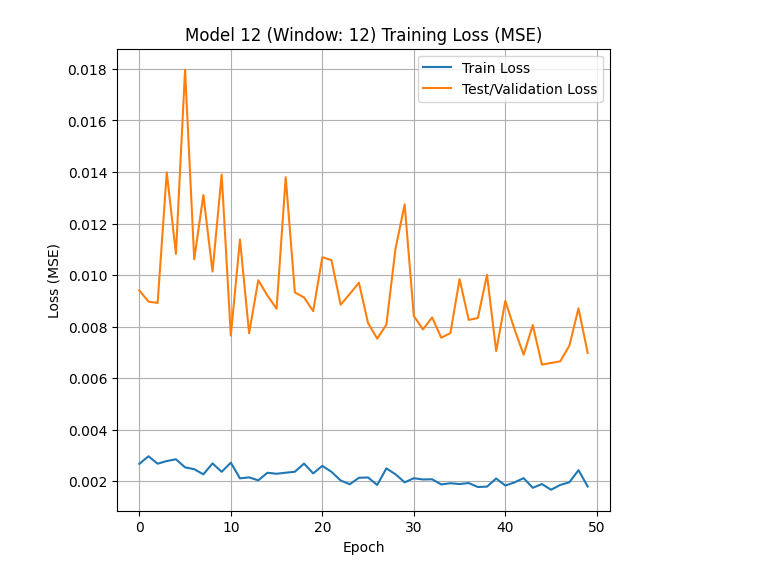
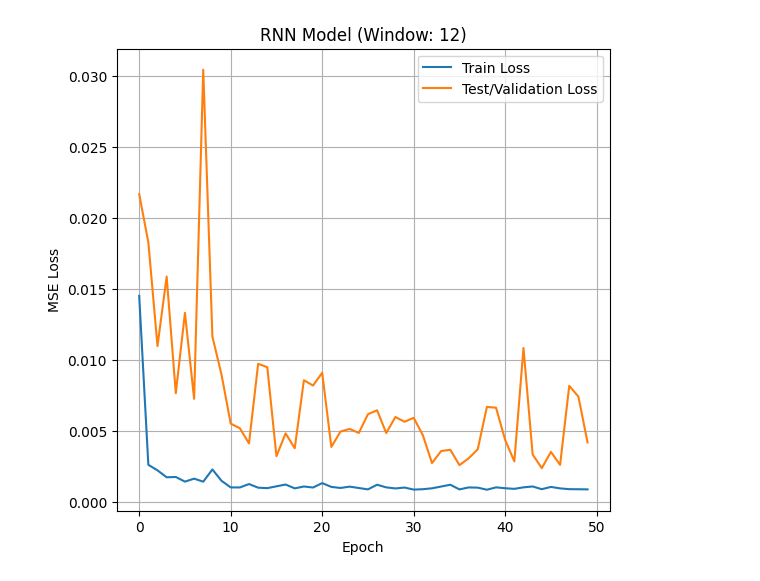
Before and after one commit to FutureOfTed/AI-class, a Jupyter notebook: Week9/LSTM_Alcohol_Sales.ipynb, the cells around one changed output. Saved outputs shown, nothing was run; the diff lists cells and outputs as text; code cells hidden in the pictures.

```diff
--- a/Week9/LSTM_Alcohol_Sales.ipynb
+++ b/Week9/LSTM_Alcohol_Sales.ipynb
@@ -120 +121,15 @@ Epoch 50/50
 --- model_12 훈련 완료 ---
+# %%
+# 7. RNN 모델 추가
+tf.keras.backend.clear_session()
+model_rnn_6 = tf.keras.Sequential([
+    tf.keras.layers.SimpleRNN(64, input_shape=(window_6, 1)),
+    tf.keras.layers.Dense(1)
+])
+model_rnn_6.compile(optimizer='adam', loss='mse')
+
+model_rnn_12 = tf.keras.Sequential([
+    tf.keras.layers.SimpleRNN(64, input_shape=(window_12, 1)),
+    tf.keras.layers.Dense(1)
+])
+model_rnn_12.compile(optimizer='adam', loss='mse')
@@ -120,0 +165,11 @@ Epoch 50/50
+# %%
+# 7-2. RNN 모델(윈도우 사이즈 12) 훈련
+print("--- RNN model_12 훈련 시작 ---")
+history_rnn_12 = model_rnn_12.fit(
+    X_train_12, y_train_12,
+    epochs=EPOCHS,
+    batch_size=BATCH_SIZE,
+    validation_data=(X_test_12, y_test_12),
+    verbose=1
+)
+print("--- RNN model_12 훈련 완료 ---")
@@ -162,13 +248,14 @@ plt.grid(True)
 # %%
 # 7-2. model_12 MSE 그래프
 plt.figure(figsize=(14, 6))
 plt.subplot(1, 2, 2)
-plt.plot(history_12.history['loss'], label='Train Loss')
-plt.plot(history_12.history['val_loss'], label='Test/Validation Loss')
-plt.title(f'Model 12 (Window: {window_12}) Training Loss (MSE)')
+plt.plot(history_rnn_12.history['loss'], label='Train Loss')
+plt.plot(history_rnn_12.history['val_loss'], label='Test/Validation Loss')
+plt.title(f'RNN Model (Window: 12)')
 plt.xlabel('Epoch')
-plt.ylabel('Loss (MSE)')
+plt.ylabel('MSE Loss')
 plt.legend()
 plt.grid(True)
+plt.show()
 # %% [output]
-[figure, old version]
+[figure, new version]
```
Also changed, not shown: parts of 9 cells of this notebook.
